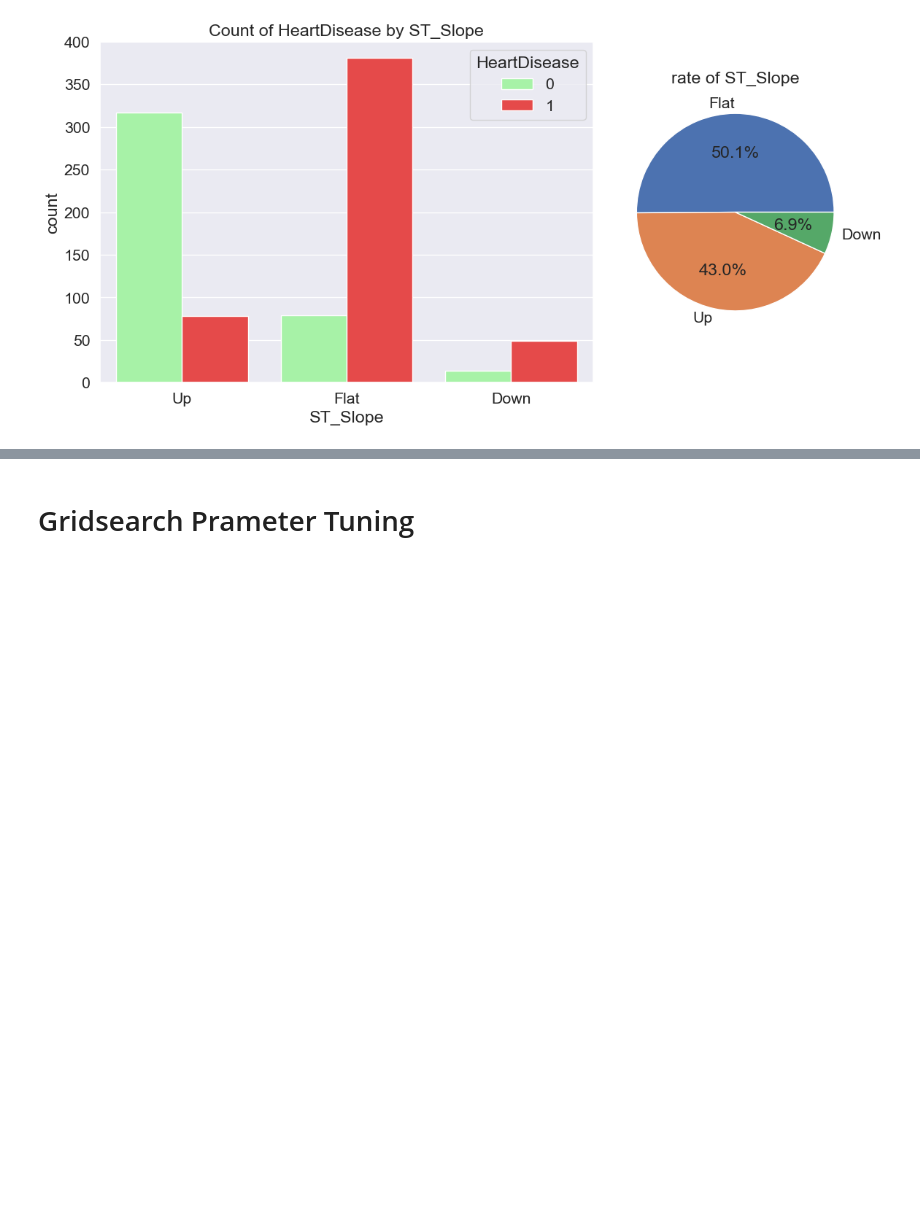
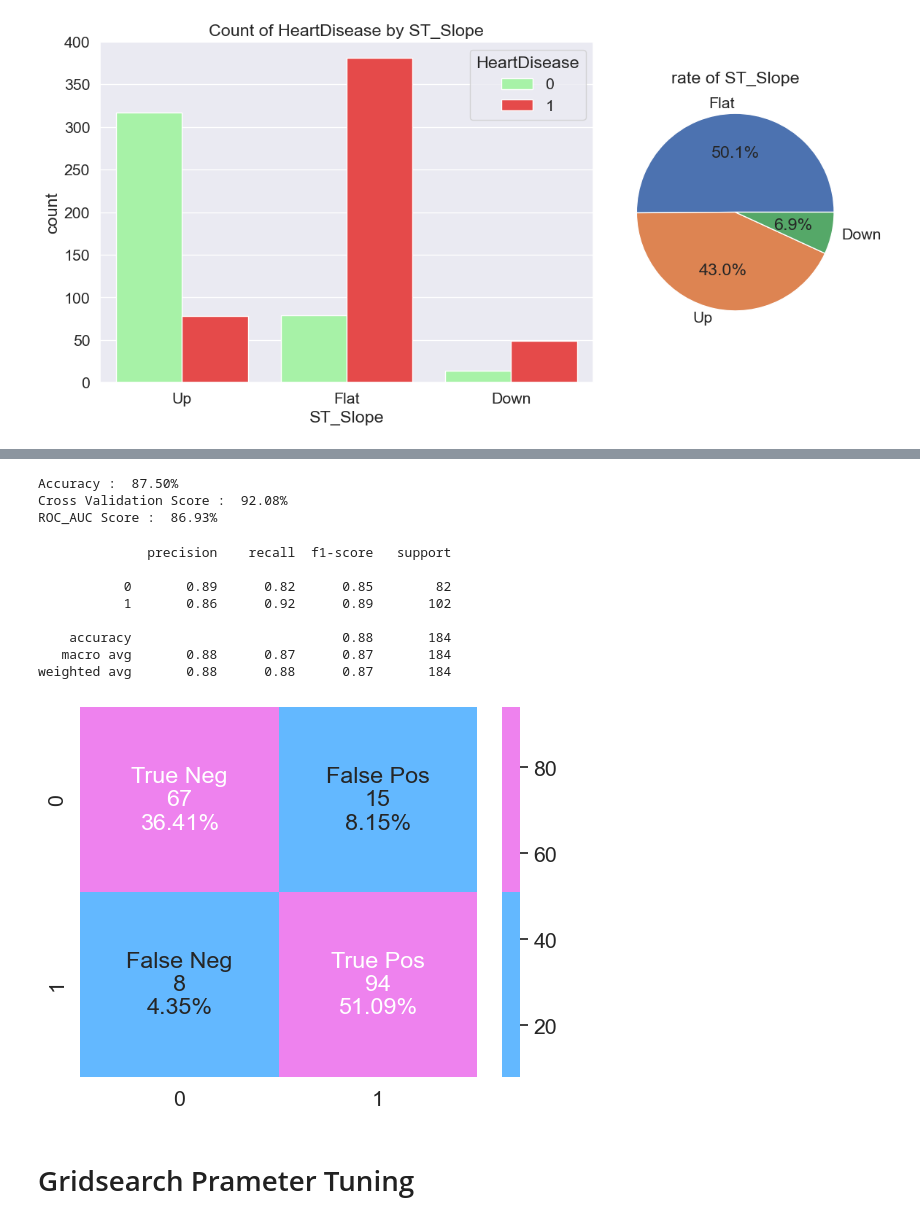
Before and after one commit to michatsoy/data_exploration, a Jupyter notebook: analysis.ipynb, the cells around one changed output, grey strips where cells are left out. Drawn from its saved outputs; the diff is of its cells as text; code cells hidden in the pictures; blank space fills up the shorter version.

```diff
--- a/analysis.ipynb
+++ b/analysis.ipynb
@@ -378,3 +396,22 @@ weighted avg       0.84      0.84      0.84       276
+# %%
+svc = SVC(kernel = 'linear', C = 0.1)
+model(svc)
+# %% [output]
+Accuracy :  87.50%
+Cross Validation Score :  92.08%
+ROC_AUC Score :  86.93%
+# %%
+model_evaluation(svc)
+# %% [output]
+              precision    recall  f1-score   support
+
+           0       0.89      0.82      0.85        82
+           1       0.86      0.92      0.89       102
+
+    accuracy                           0.88       184
+   macro avg       0.88      0.87      0.87       184
+weighted avg       0.88      0.88      0.87       184
+[figure, added]
 # %% [markdown]
 # Gridsearch Prameter Tuning
 # %%
```
Also changed, not shown: parts of 29 cells of this notebook.
